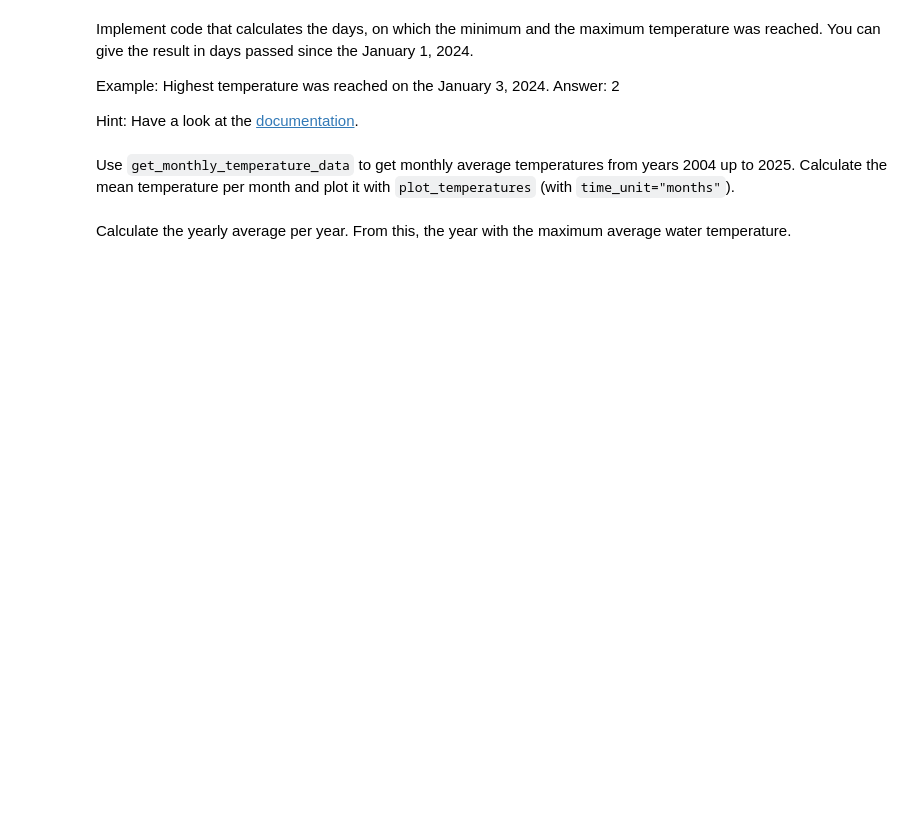
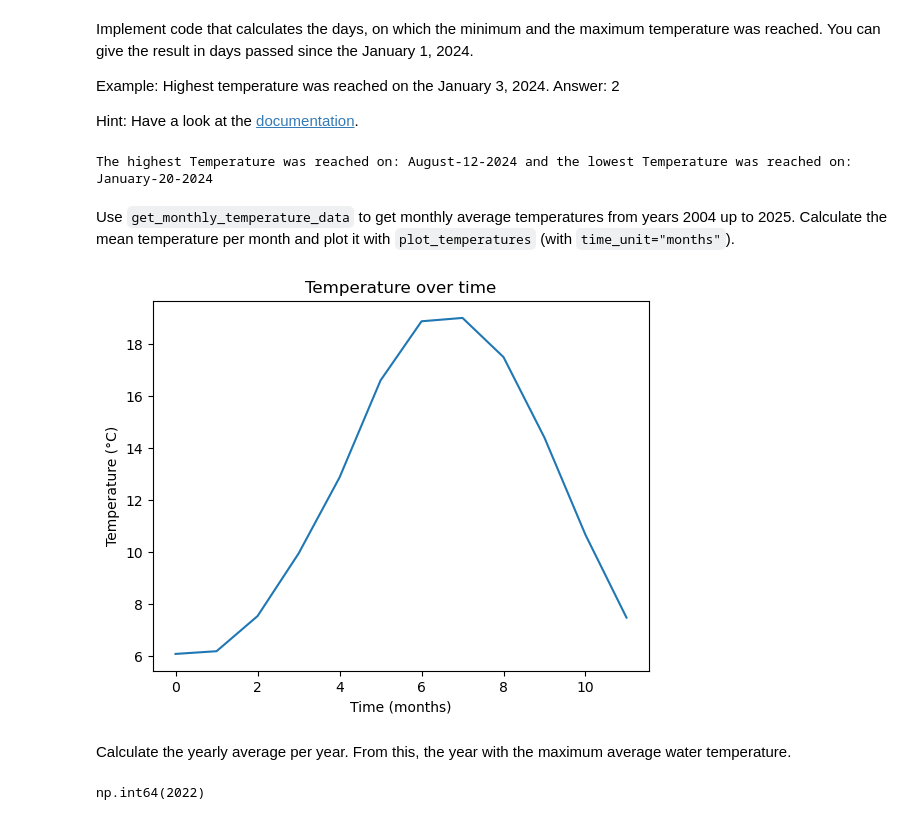
Before and after one commit to aoiram/2526-unibe-advanced-python, a Jupyter notebook: assignments/Assignment03.ipynb, the cells around one changed output. Drawn from its saved outputs; the diff is of its cells as text; code cells hidden in the pictures; blank space fills up the shorter version.

```diff
--- a/assignments/Assignment03.ipynb
+++ b/assignments/Assignment03.ipynb
@@ -255,12 +270,40 @@ Example: Highest temperature was reached on the January 3, 2024. Answer: 2
 
 Hint: Have a look at the [documentation](https://numpy.org/doc/2.3/reference/routines.sort.html#searching).
 # %%
-# TODO
+from datetime import datetime , timedelta
+def get_date_min_max(year: int):
+    data = np.asarray(get_daily_temperature_data(year))
+    day_min = int(np.argmin(data))
+    day_max = int(np.argmax(data))
+    day_start = datetime(year=year, month=1, day=1)
+    date_max = datetime.date( day_start+ timedelta(days=day_max)).strftime("%B-%d-%Y")
+    date_min = datetime.date(day_start + timedelta(days=day_min)).strftime("%B-%d-%Y")
+    print(f"The highest Temperature was reached on: {date_max} and the lowest Temperature was reached on: {date_min}")
+
+get_date_min_max(2024)
+# %% [output]
+The highest Temperature was reached on: August-12-2024 and the lowest Temperature was reached on: January-20-2024
 # %% [markdown]
 Use `get_monthly_temperature_data` to get monthly average temperatures from years 2004 up to 2025. Calculate the mean temperature per month and plot it with `plot_temperatures` (with `time_unit="months"`).
 # %%
-# TODO
+#def avg_temp():
+def get_monthly_mean():
+    data = get_monthly_temperature_data()
+    monthly_mean = np.mean(data, axis=0)
+    plot_temperature(monthly_mean,time_unit="months")
+
+get_monthly_mean()
+# %% [output]
+[figure, added]
 # %% [markdown]
 Calculate the yearly average per year. From this, the year with the maximum average water temperature.
 # %%
-# TODO
+def yearly_mean():
+    data = get_monthly_temperature_data()
+    yearly_mean = np.mean(data, axis=1)
+    return yearly_mean
+yearly_means = yearly_mean()
+year = 2004+np.argmax(yearly_means)
+year
+# %% [output]
+np.int64(2022)
```
Also changed, not shown: parts of 3 cells of this notebook.
